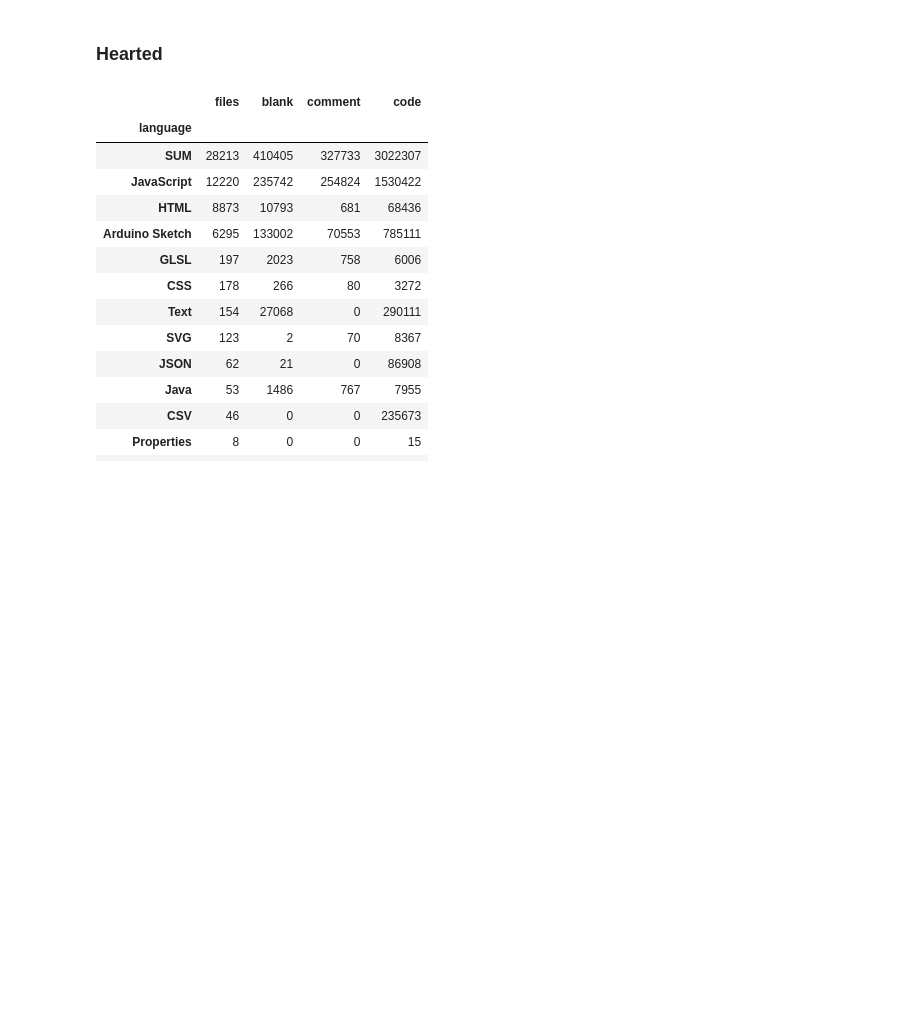
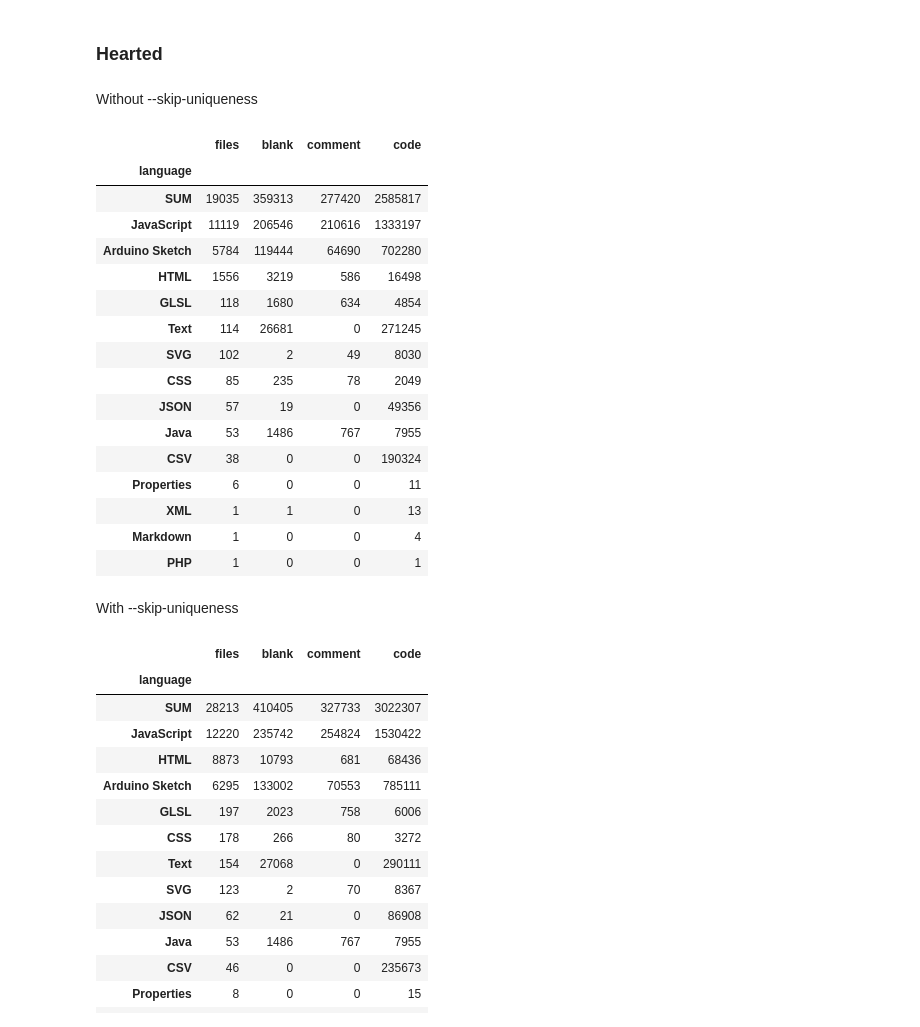
Before and after one commit to shantifabri/thesis-creative-coding, a Jupyter notebook: Jupyters/cloc_analysis.ipynb, the cells around one changed output. Cells and saved outputs as stored; diff of their text form; code cells hidden in the pictures; blank space fills up the shorter version.

```diff
--- a/Jupyters/cloc_analysis.ipynb
+++ b/Jupyters/cloc_analysis.ipynb
@@ -64,5 +92,33 @@ total/n_sketches_created
 1.9029707055425664
 # %% [markdown]
 ### Hearted
+# %% [markdown]
+Without --skip-uniqueness
+# %%
+# read the csv file
+df_hearted_no_skip = pd.read_csv("../analysis/cloc/cloc_hearted_no_skip_unique.csv")
+df_hearted_no_skip.set_index('language', inplace = True)
+df_hearted_no_skip.sort_values(by=['files'], ascending=False, inplace=True)
+df_hearted_no_skip
+# %% [output]
+|  | files | blank | comment | code |
+| language |  |  |  |  |
+| SUM | 19035 | 359313 | 277420 | 2585817 |
+| JavaScript | 11119 | 206546 | 210616 | 1333197 |
+| Arduino Sketch | 5784 | 119444 | 64690 | 702280 |
+| HTML | 1556 | 3219 | 586 | 16498 |
+| GLSL | 118 | 1680 | 634 | 4854 |
+| Text | 114 | 26681 | 0 | 271245 |
+| SVG | 102 | 2 | 49 | 8030 |
+| CSS | 85 | 235 | 78 | 2049 |
+| JSON | 57 | 19 | 0 | 49356 |
+| Java | 53 | 1486 | 767 | 7955 |
+| CSV | 38 | 0 | 0 | 190324 |
+| Properties | 6 | 0 | 0 | 11 |
+| XML | 1 | 1 | 0 | 13 |
+| Markdown | 1 | 0 | 0 | 4 |
+| PHP | 1 | 0 | 0 | 1 |
+# %% [markdown]
+With --skip-uniqueness
 # %%
 # read the csv file
```
Also changed, not shown: parts of 17 cells of this notebook.
